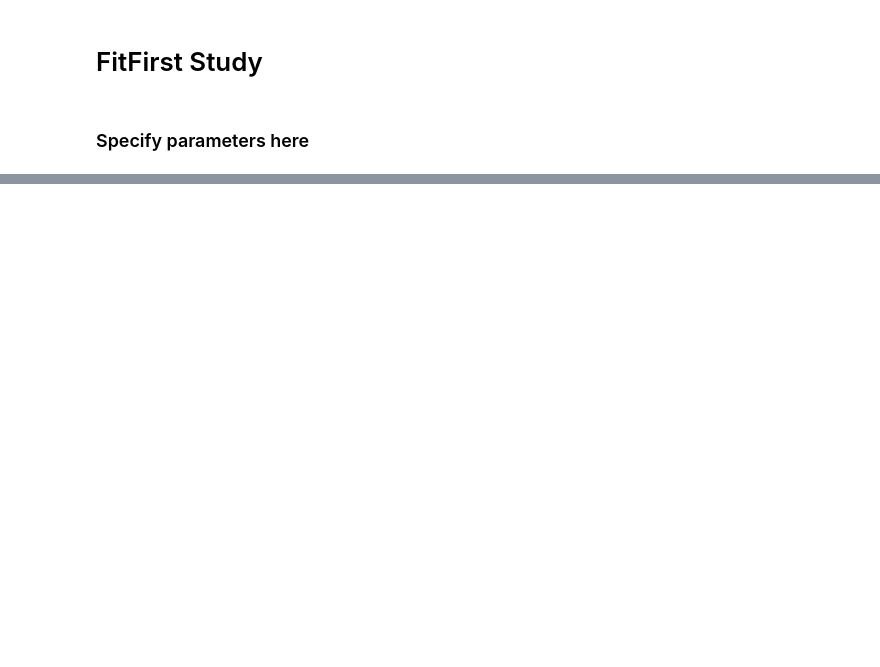
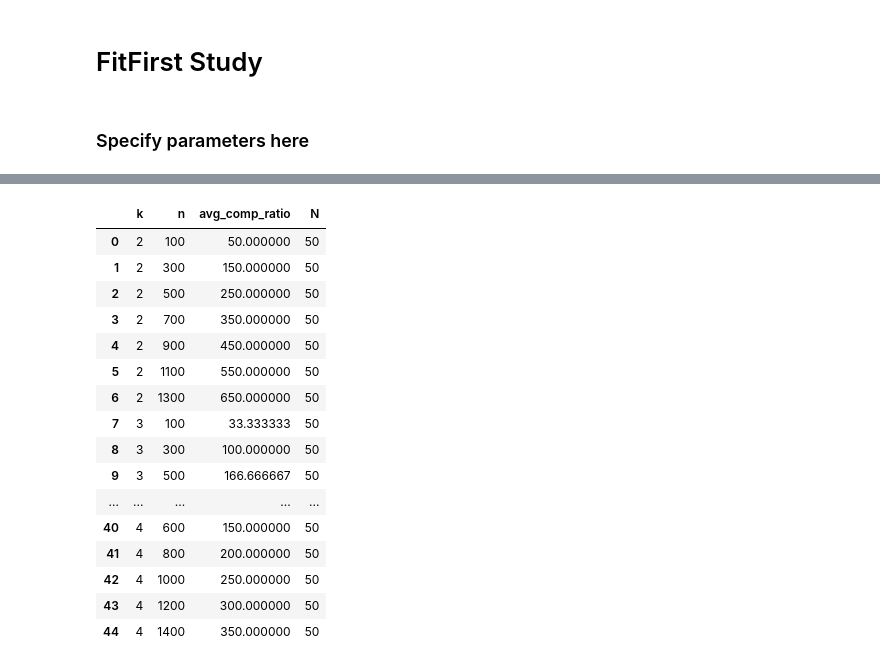
Before and after one commit to Sahil-Pattni/COMP-6651-Project, a Jupyter notebook: src/FitFirst_Study.ipynb, the cells around one changed output, grey strips where cells are left out. Saved outputs shown, nothing was run; the diff lists cells and outputs as text; code cells hidden in the pictures; blank space fills up the shorter version.

```diff
--- a/src/FitFirst_Study.ipynb
+++ b/src/FitFirst_Study.ipynb
@@ -46,0 +96,20 @@ df.to_feather('../data/fit_first_study.feather')
+# %%
+df
+# %% [output]
+|  | k | n | avg_comp_ratio | N |
+| 0 | 2 | 100 | 50.000000 | 50 |
+| 1 | 2 | 300 | 150.000000 | 50 |
+| 2 | 2 | 500 | 250.000000 | 50 |
+| 3 | 2 | 700 | 350.000000 | 50 |
+| 4 | 2 | 900 | 450.000000 | 50 |
+| 5 | 2 | 1100 | 550.000000 | 50 |
+| 6 | 2 | 1300 | 650.000000 | 50 |
+| 7 | 3 | 100 | 33.333333 | 50 |
+| 8 | 3 | 300 | 100.000000 | 50 |
+| 9 | 3 | 500 | 166.666667 | 50 |
+| ... | ... | ... | ... | ... |
+| 40 | 4 | 600 | 150.000000 | 50 |
+| 41 | 4 | 800 | 200.000000 | 50 |
+| 42 | 4 | 1000 | 250.000000 | 50 |
+| 43 | 4 | 1200 | 300.000000 | 50 |
+| 44 | 4 | 1400 | 350.000000 | 50 |
```
Also changed, not shown: parts of 7 cells of this notebook, 2 other files.
